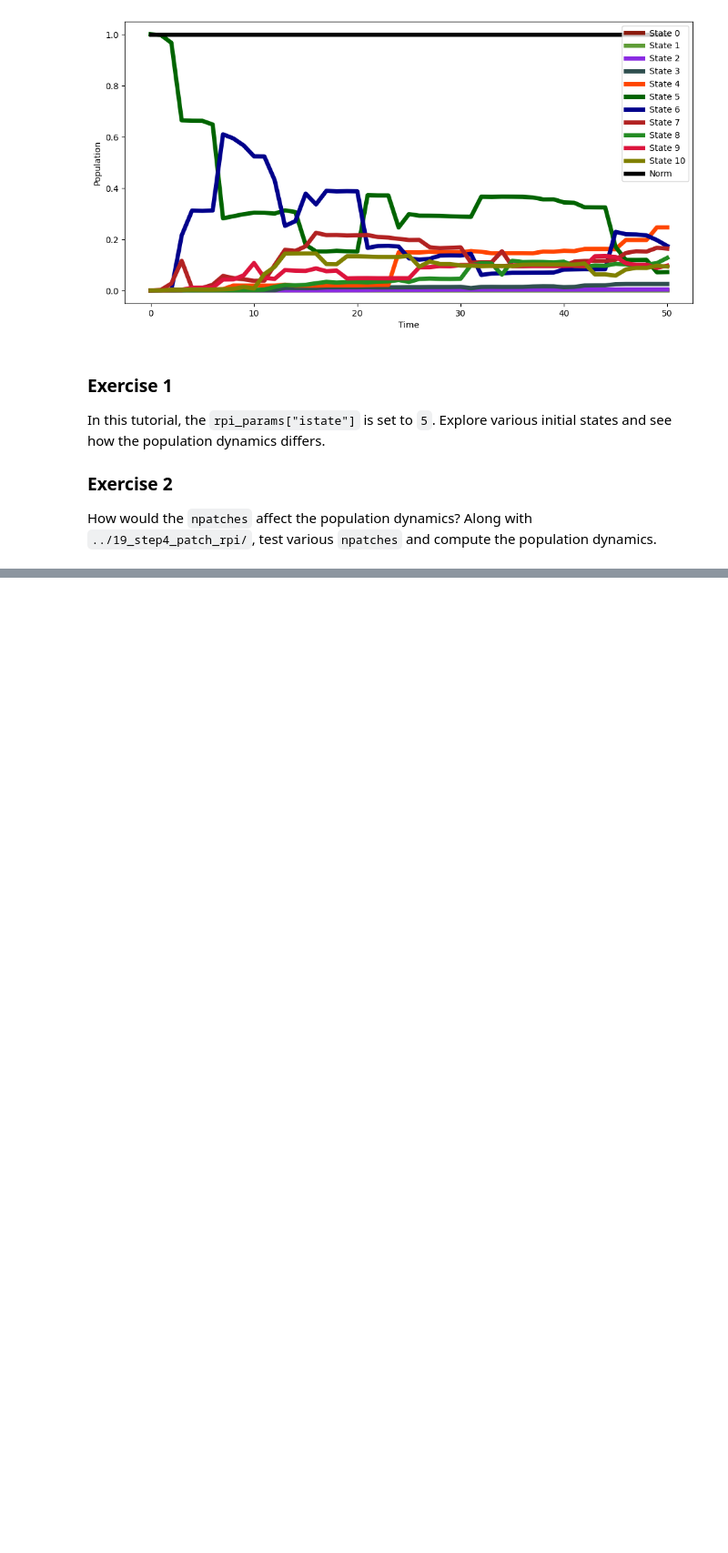
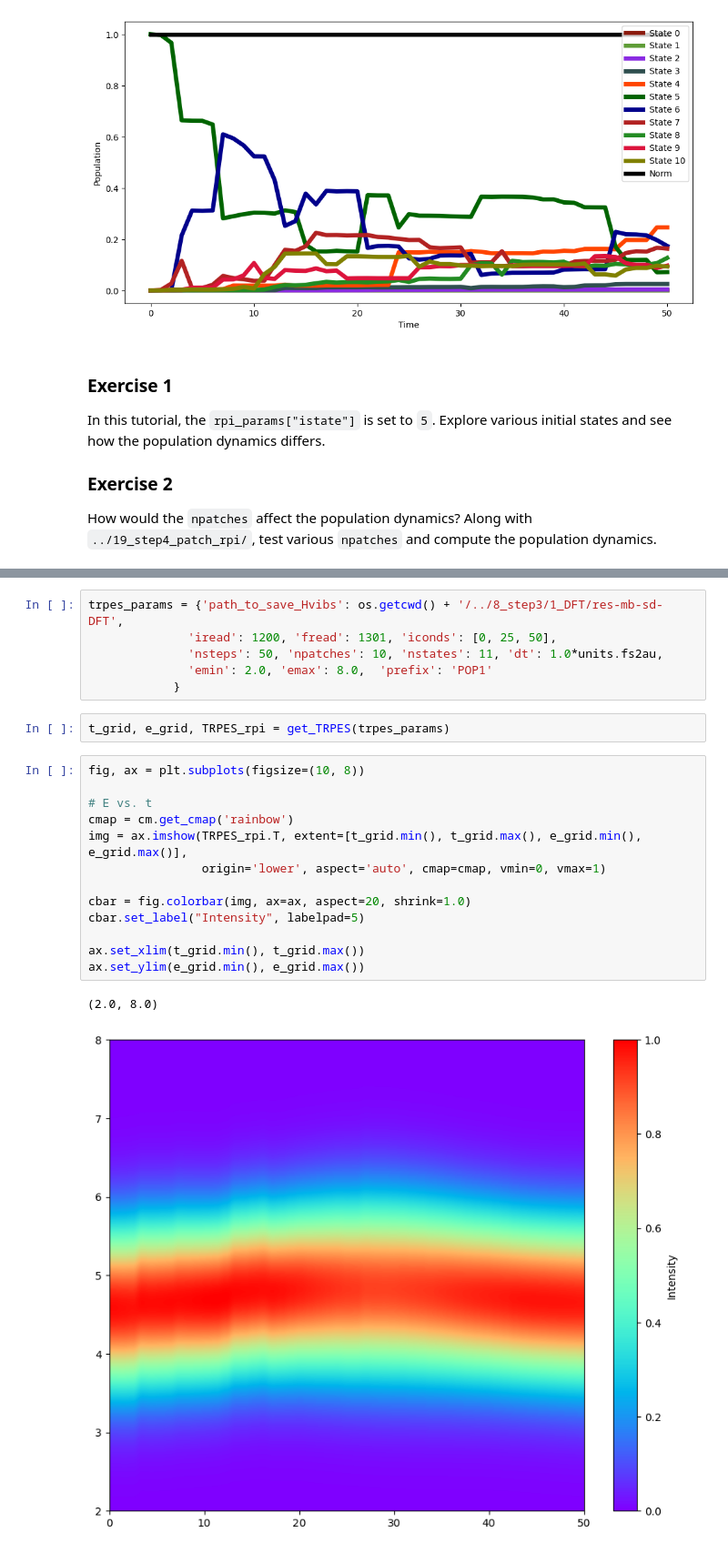
Before and after one commit to YuchenWang2015/Tutorials_Libra, a Jupyter notebook: 6_dynamics/2_nbra_workflows/20_step5_sum_rpi/tutorial.ipynb, the cells around one changed output, grey strips where cells are left out. Shown at 91% size. Cells and saved outputs as stored; diff of their text form; blank space fills up the shorter version.

Commit message:
Add a TRPES section

```diff
--- a/6_dynamics/2_nbra_workflows/20_step5_sum_rpi/tutorial.ipynb
+++ b/6_dynamics/2_nbra_workflows/20_step5_sum_rpi/tutorial.ipynb
@@ -180,0 +255,24 @@ How would the `npatches` affect the population dynamics? Along with `../19_step4
+# %%
+trpes_params = {'path_to_save_Hvibs': os.getcwd() + '/../8_step3/1_DFT/res-mb-sd-DFT',
+              'iread': 1200, 'fread': 1301, 'iconds': [0, 25, 50],
+              'nsteps': 50, 'npatches': 10, 'nstates': 11, 'dt': 1.0*units.fs2au,
+              'emin': 2.0, 'emax': 8.0,  'prefix': 'POP1'
+            }
+# %%
+t_grid, e_grid, TRPES_rpi = get_TRPES(trpes_params)
+# %%
+fig, ax = plt.subplots(figsize=(10, 8))
+
+# E vs. t
+cmap = cm.get_cmap('rainbow')
+img = ax.imshow(TRPES_rpi.T, extent=[t_grid.min(), t_grid.max(), e_grid.min(), e_grid.max()],
+                origin='lower', aspect='auto', cmap=cmap, vmin=0, vmax=1)
+
+cbar = fig.colorbar(img, ax=ax, aspect=20, shrink=1.0)
+cbar.set_label("Intensity", labelpad=5)
+
+ax.set_xlim(t_grid.min(), t_grid.max())
+ax.set_ylim(e_grid.min(), e_grid.max())
+# %% [output]
+(2.0, 8.0)
+[figure, added]
```
Also changed, not shown: parts of 7 cells of this notebook.
